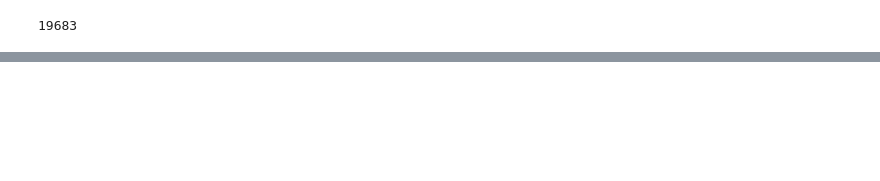
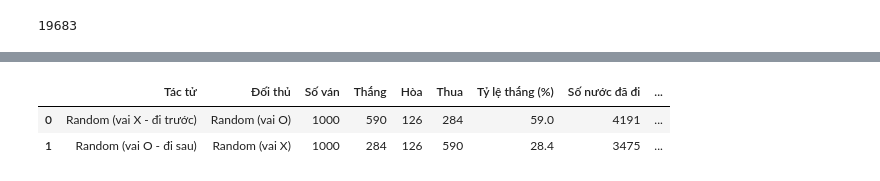
Before and after one commit to minhhailtv6a1/Team_Project_TTNTNC_2025_2026, a Jupyter notebook: lab05 - game/tictactoe_definitions.ipynb, the cells around one changed output, grey strips where cells are left out. Cells and saved outputs as stored; diff of their text form; code cells hidden in the pictures; blank space fills up the shorter version.

```diff
--- a/lab05 - game/tictactoe_definitions.ipynb
+++ b/lab05 - game/tictactoe_definitions.ipynb
@@ -217,0 +172,83 @@ _Note:_ It looks like the first player (x) has an advantage!
+# %%
+import time
+import numpy as np
+import pandas as pd
+
+SEED = 42
+N_GAMES = 1000
+
+# 1. Chạy trực tiếp bằng hàm play() của tictactoe.py với seed cố định
+np.random.seed(SEED)
+play_results = play(random_player, random_player, N=N_GAMES)
+print(f"Kết quả play(random_player, random_player, N={N_GAMES}) với seed={SEED}:")
+display(play_results)
+
+# 2. Đo chi tiết số nước đi và thời gian TB/nước cho từng vai với cùng chuỗi ngẫu nhiên SEED=42
+def benchmark_random_vs_random(n_games=1000, seed=42):
+    # Warm-up
+    np.random.seed(seed)
+    _ = play(random_player, random_player, N=5)
+
+    np.random.seed(seed)
+    counts = {'x': 0, 'o': 0, 'd': 0}
+    moves = {'x': 0, 'o': 0}
+    elapsed = {'x': 0.0, 'o': 0.0}
+
+    for _ in range(n_games):
+        b = empty_board()
+        while True:
+            t0 = time.perf_counter()
+            ax = random_player(b, 'x')
+            elapsed['x'] += time.perf_counter() - t0
+            moves['x'] += 1
+            b = result(b, 'x', ax)
+            w = check_board(b)
+            if w != 'n':
+                counts[w] += 1
+                break
+
+            t0 = time.perf_counter()
+            ao = random_player(b, 'o')
+            elapsed['o'] += time.perf_counter() - t0
+            moves['o'] += 1
+            b = result(b, 'o', ao)
+            w = check_board(b)
+            if w != 'n':
+                counts[w] += 1
+                break
+
+    assert counts == play_results, "Kết quả phải khớp tuyệt đối với hàm play() cùng seed"
+    total_moves = moves['x'] + moves['o']
+    total_s = elapsed['x'] + elapsed['o']
+    return counts, moves, elapsed, total_moves, total_s
+
+counts, moves, elapsed, total_moves, total_s = benchmark_random_vs_random(N_GAMES, SEED)
+
+summary_df = pd.DataFrame([
+    {
+        "Tác tử": "Random (vai X - đi trước)",
+        "Đối thủ": "Random (vai O)",
+        "Số ván": N_GAMES,
+        "Thắng": counts['x'],
+        "Hòa": counts['d'],
+        "Thua": counts['o'],
+        "Tỷ lệ thắng (%)": round(counts['x'] * 100.0 / N_GAMES, 1),
+        "Số nước đã đi": moves['x'],
+        "Tổng thời gian (s)": round(elapsed['x'], 4),
+        "TB/nước (ms)": round(elapsed['x'] * 1000.0 / moves['x'], 4),
+    },
+    {
+        "Tác tử": "Random (vai O - đi sau)",
+        "Đối thủ": "Random (vai X)",
+        "Số ván": N_GAMES,
+        "Thắng": counts['o'],
+        "Hòa": counts['d'],
+        "Thua": counts['x'],
+        "Tỷ lệ thắng (%)": round(counts['o'] * 100.0 / N_GAMES, 1),
+        "Số nước đã đi": moves['o'],
+        "Tổng thời gian (s)": round(elapsed['o'], 4),
+        "TB/nước (ms)": round(elapsed['o'] * 1000.0 / moves['o'], 4),
+    },
+])
+display(summary_df)
+# %% [output]
@@ -217,0 +257,3 @@ _Note:_ It looks like the first player (x) has an advantage!
+|  | Tác tử | Đối thủ | Số ván | Thắng | Hòa | Thua | Tỷ lệ thắng (%) | Số nước đã đi | ... |
+| 0 | Random (vai X - đi trước) | Random (vai O) | 1000 | 590 | 126 | 284 | 59.0 | 4191 | ... |
+| 1 | Random (vai O - đi sau) | Random (vai X) | 1000 | 284 | 126 | 590 | 28.4 | 3475 | ... |
```
Also changed, not shown: parts of 44 cells of this notebook, 6 other files.
